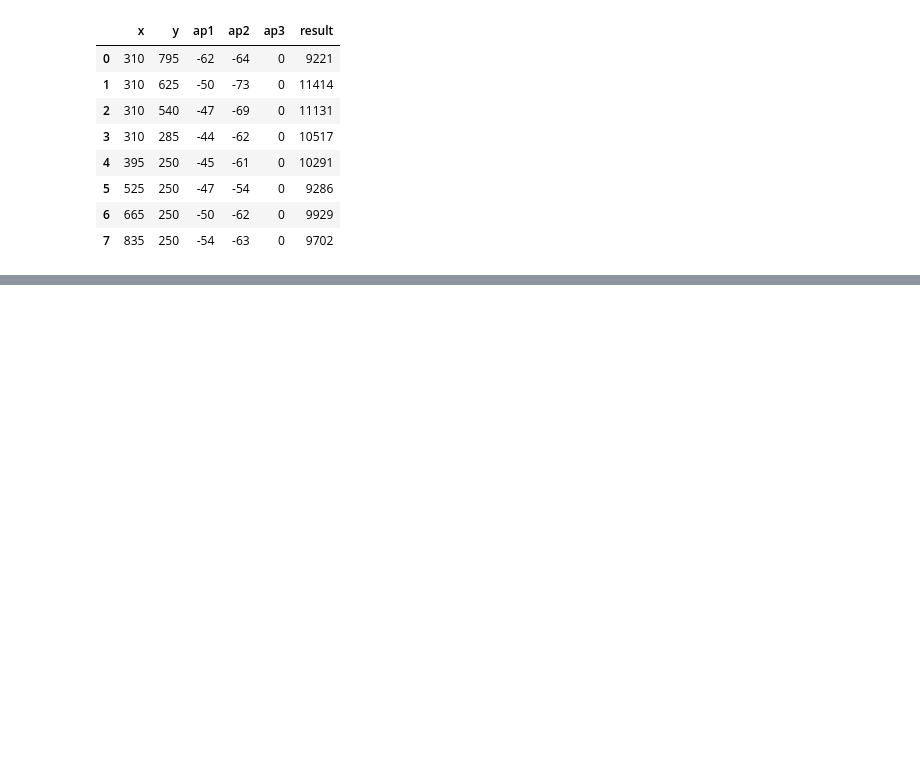
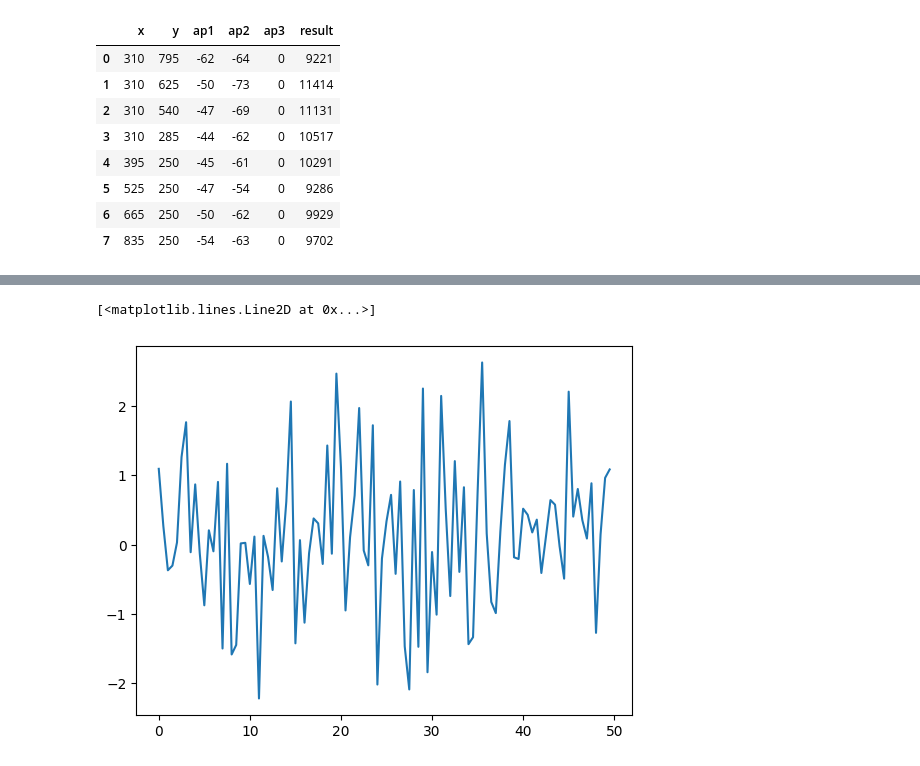
Before and after one commit to nimitbhatia17/IndoorNavigationSystemBackend, a Jupyter notebook: Jupyter Practice.ipynb, the cells around one changed output, grey strips where cells are left out. Drawn from its saved outputs; the diff is of its cells as text; code cells hidden in the pictures; blank space fills up the shorter version.

```diff
--- a/Jupyter Practice.ipynb
+++ b/Jupyter Practice.ipynb
@@ -43,0 +61,2 @@ RSSITable
+# %%
+data= np.random.normal(size=100)
@@ -43,0 +86,2 @@ RSSITable
+# %%
+t = np.arange(0,50,0.5)
@@ -43,0 +101,5 @@ RSSITable
+# %%
+plt.plot(t, data)
+# %% [output]
+[<matplotlib.lines.Line2D at 0x...>]
+[figure, added]
```
Also changed, not shown: parts of 13 cells of this notebook, 4 other files.
